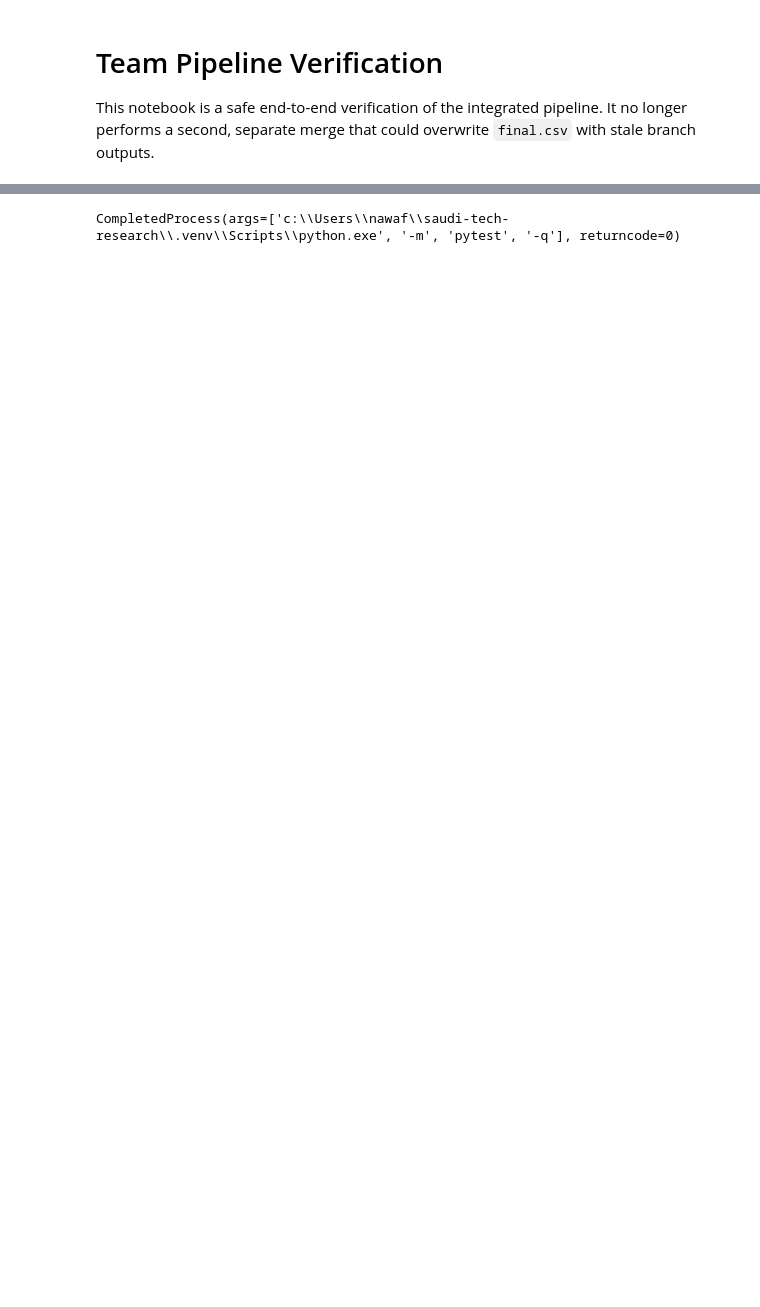
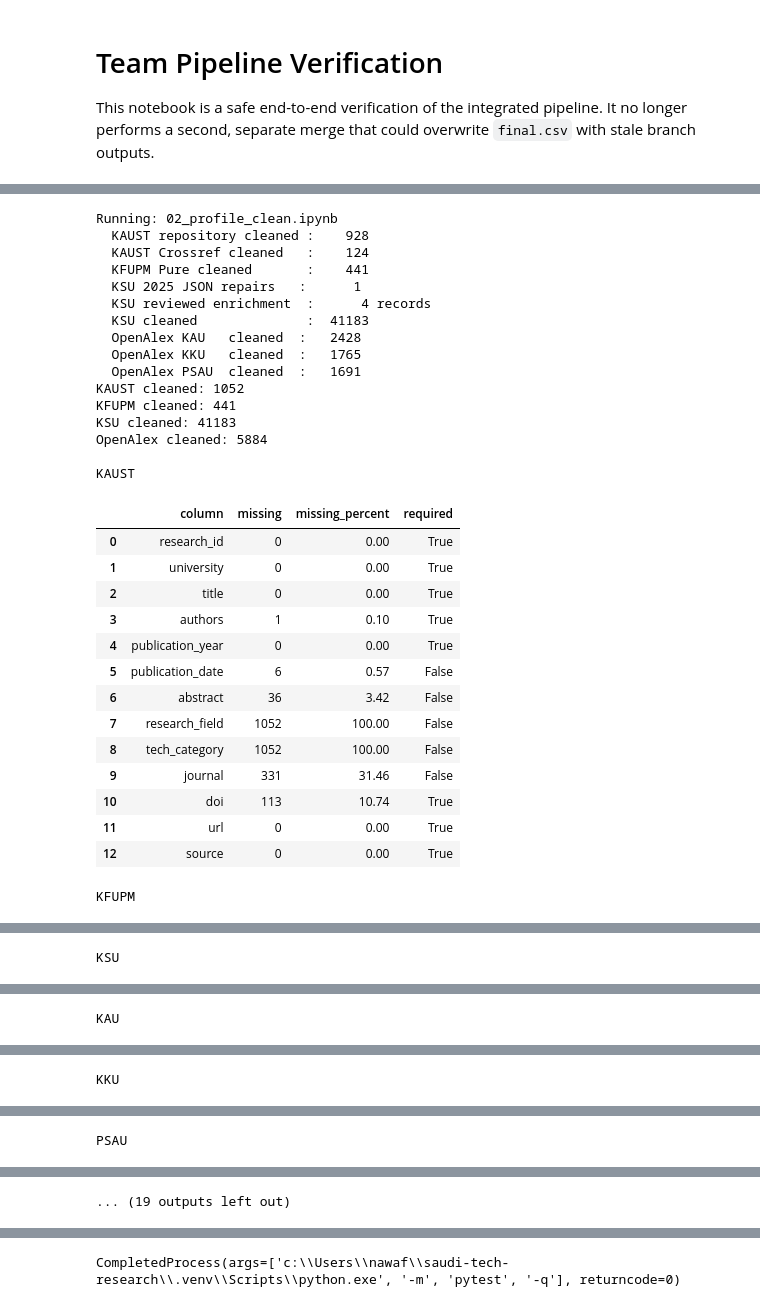
Before and after one commit to ranaalmohethef/saudi-tech-research, a Jupyter notebook: notebooks/05_team_merge.ipynb, the cells around one changed output, grey strips where cells are left out. Cells and saved outputs as stored; diff of their text form; code cells hidden in the pictures; blank space fills up the shorter version.

```diff
--- a/notebooks/05_team_merge.ipynb
+++ b/notebooks/05_team_merge.ipynb
@@ -2,15 +6,3 @@
 # Team Pipeline Verification
 
 This notebook is a safe end-to-end verification of the integrated pipeline. It no longer performs a second, separate merge that could overwrite `final.csv` with stale branch outputs.
-# %%
-from pathlib import Path
-import sys
-
-ROOT = Path.cwd().parent if Path.cwd().name == "notebooks" else Path.cwd()
-if str(ROOT) not in sys.path:
-    sys.path.insert(0, str(ROOT))
-
-import subprocess
-import pandas as pd
-
-subprocess.run([sys.executable, str(ROOT / "main.py")], cwd=ROOT, check=True)
@@ -18,0 +24,56 @@ CompletedProcess(args=['c:\\Users\\nawaf\\saudi-tech-research\\.venv\\Scripts\\p
+# %%
+from pathlib import Path
+import sys
+
+ROOT = Path.cwd().parent if Path.cwd().name == "notebooks" else Path.cwd()
+if str(ROOT) not in sys.path:
+    sys.path.insert(0, str(ROOT))
+
+import subprocess
+import pandas as pd
+
+# Rebuild from upstream inputs, never concatenate onto an existing final.csv.
+# All three notebooks run in separate namespaces, matching independent kernels.
+import json
+for filename in ["02_profile_clean.ipynb", "03_schema_validate.ipynb", "04_join_transform.ipynb"]:
+    path = ROOT / "notebooks" / filename
+    notebook = json.loads(path.read_text(encoding="utf-8"))
+    from IPython.display import display
+    namespace = {"__name__": "__notebook__", "display": display}
+    print("Running:", filename)
+    for cell_number, cell in enumerate(notebook["cells"], 1):
+        if cell["cell_type"] == "code":
+            source = "".join(cell["source"])
+            exec(compile(source, f"{filename}:cell{cell_number}", "exec"), namespace)
+# %% [output]
+Running: 02_profile_clean.ipynb
+  KAUST repository cleaned :    928
+  KAUST Crossref cleaned   :    124
+  KFUPM Pure cleaned       :    441
+  KSU 2025 JSON repairs   :      1
+  KSU reviewed enrichment  :      4 records
+  KSU cleaned              :  41183
+  OpenAlex KAU   cleaned  :   2428
+  OpenAlex KKU   cleaned  :   1765
+  OpenAlex PSAU  cleaned  :   1691
+KAUST cleaned: 1052
+KFUPM cleaned: 441
+KSU cleaned: 41183
+OpenAlex cleaned: 5884
+
+KAUST
+|  | column | missing | missing_percent | required |
+| 0 | research_id | 0 | 0.00 | True |
+| 1 | university | 0 | 0.00 | True |
+| 2 | title | 0 | 0.00 | True |
+| 3 | authors | 1 | 0.10 | True |
+| 4 | publication_year | 0 | 0.00 | True |
+| 5 | publication_date | 6 | 0.57 | False |
+| 6 | abstract | 36 | 3.42 | False |
+| 7 | research_field | 1052 | 100.00 | False |
+| 8 | tech_category | 1052 | 100.00 | False |
+| 9 | journal | 331 | 31.46 | False |
+| 10 | doi | 113 | 10.74 | True |
+| 11 | url | 0 | 0.00 | True |
+| 12 | source | 0 | 0.00 | True |
+KFUPM
@@ -18,0 +94 @@ CompletedProcess(args=['c:\\Users\\nawaf\\saudi-tech-research\\.venv\\Scripts\\p
+KSU
@@ -18,0 +109 @@ CompletedProcess(args=['c:\\Users\\nawaf\\saudi-tech-research\\.venv\\Scripts\\p
+KAU
@@ -18,0 +124 @@ CompletedProcess(args=['c:\\Users\\nawaf\\saudi-tech-research\\.venv\\Scripts\\p
+KKU
@@ -18,0 +139 @@ CompletedProcess(args=['c:\\Users\\nawaf\\saudi-tech-research\\.venv\\Scripts\\p
+PSAU
@@ -19,3 +154,4 @@ CompletedProcess(args=['c:\\Users\\nawaf\\saudi-tech-research\\.venv\\Scripts\\p
+... (19 outputs left out)
 # %%
 final = pd.read_csv(ROOT / "data/processed/final.csv")
 print("Rows:", len(final))
```
Also changed, not shown: parts of 6 cells of this notebook, 33 other files.
